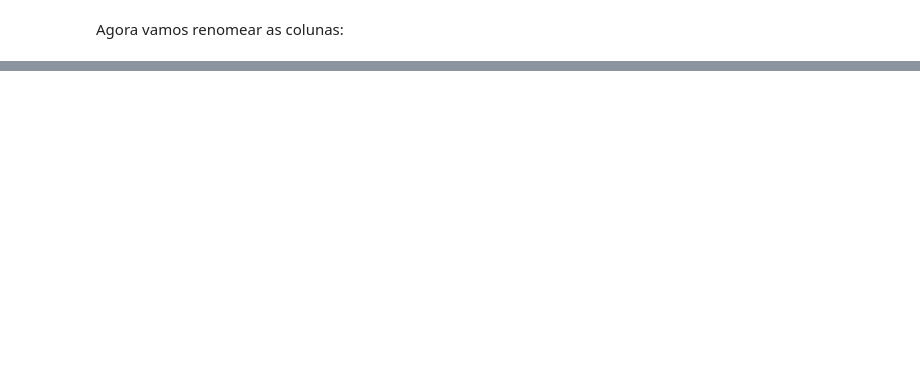
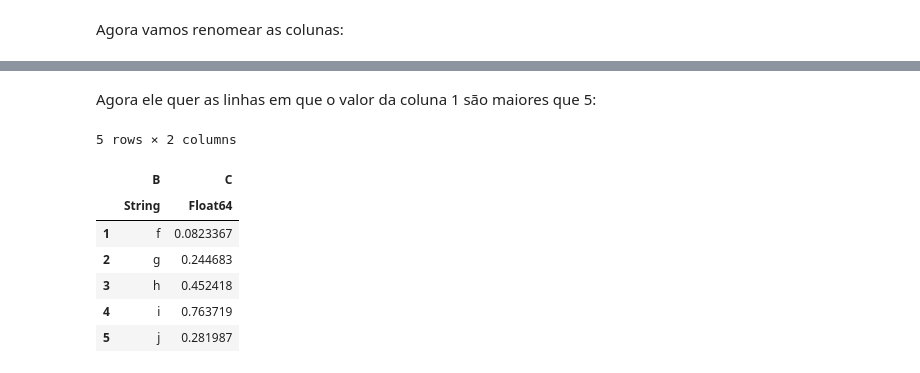
Before and after one commit to julia-diversity-and-inclusion/juliaCluBR, a Jupyter notebook: semana03/03-colab_notes.ipynb, the cells around one changed output, grey strips where cells are left out. Drawn from its saved outputs; the diff is of its cells as text; code cells hidden in the pictures; blank space fills up the shorter version.

```diff
--- a/semana03/03-colab_notes.ipynb
+++ b/semana03/03-colab_notes.ipynb
@@ -218,0 +274,13 @@ rename!(df1,:A => :F) # "Pegue a coluna que se chama 'A' e agora chame ela de 'F
+# %% [markdown]
+Agora ele quer as linhas em que o valor da coluna 1 são maiores que 5:
+# %%
+df1[df1.F.>5,2:3]
+# %% [output]
+5 rows × 2 columns
+|  | B | C |
+|  | String | Float64 |
+| 1 | f | 0.0823367 |
+| 2 | g | 0.244683 |
+| 3 | h | 0.452418 |
+| 4 | i | 0.763719 |
+| 5 | j | 0.281987 |
```
Also changed, not shown: parts of 18 cells of this notebook.
